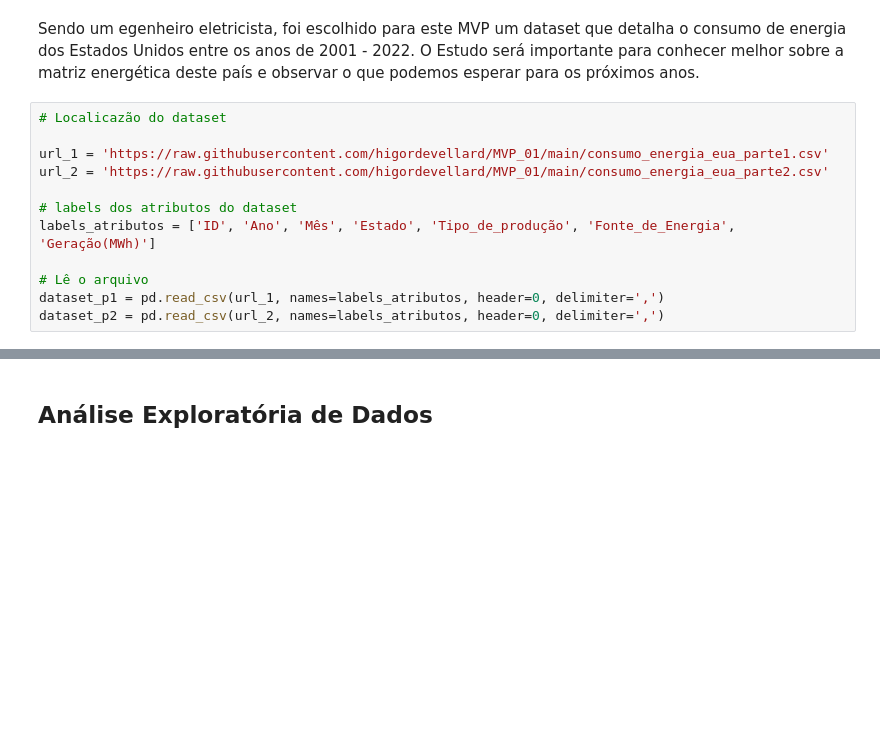
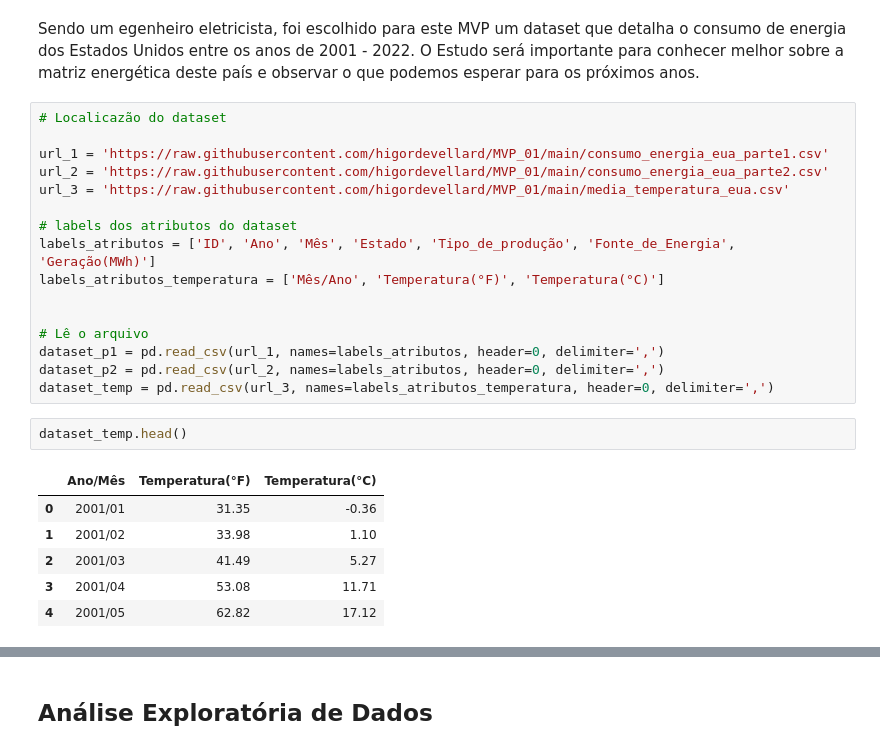
Before and after one commit to Higordevellard/MVP_01, a Jupyter notebook: mvp_sprint_1.ipynb, the cells around one changed output, grey strips where cells are left out. Saved outputs shown, nothing was run; the diff lists cells and outputs as text; blank space fills up the shorter version.

```diff
--- a/mvp_sprint_1.ipynb
+++ b/mvp_sprint_1.ipynb
@@ -23,11 +23,24 @@ Sendo um egenheiro eletricista, foi escolhido para este MVP um dataset que detal
 
 url_1 = 'https://raw.githubusercontent.com/higordevellard/MVP_01/main/consumo_energia_eua_parte1.csv'
 url_2 = 'https://raw.githubusercontent.com/higordevellard/MVP_01/main/consumo_energia_eua_parte2.csv'
+url_3 = 'https://raw.githubusercontent.com/higordevellard/MVP_01/main/media_temperatura_eua.csv'
 
 # labels dos atributos do dataset
 labels_atributos = ['ID', 'Ano', 'Mês', 'Estado', 'Tipo_de_produção', 'Fonte_de_Energia', 'Geração(MWh)']
+labels_atributos_temperatura = ['Mês/Ano', 'Temperatura(°F)', 'Temperatura(°C)']
+
 
 # Lê o arquivo
 dataset_p1 = pd.read_csv(url_1, names=labels_atributos, header=0, delimiter=',')
 dataset_p2 = pd.read_csv(url_2, names=labels_atributos, header=0, delimiter=',')
+dataset_temp = pd.read_csv(url_3, names=labels_atributos_temperatura, header=0, delimiter=',')
+# %%
+dataset_temp.head()
+# %% [output]
+|  | Ano/Mês | Temperatura(°F) | Temperatura(°C) |
+| 0 | 2001/01 | 31.35 | -0.36 |
+| 1 | 2001/02 | 33.98 | 1.10 |
+| 2 | 2001/03 | 41.49 | 5.27 |
+| 3 | 2001/04 | 53.08 | 11.71 |
+| 4 | 2001/05 | 62.82 | 17.12 |
 # %% [markdown]
```
Also changed, not shown: parts of 4 cells of this notebook.
